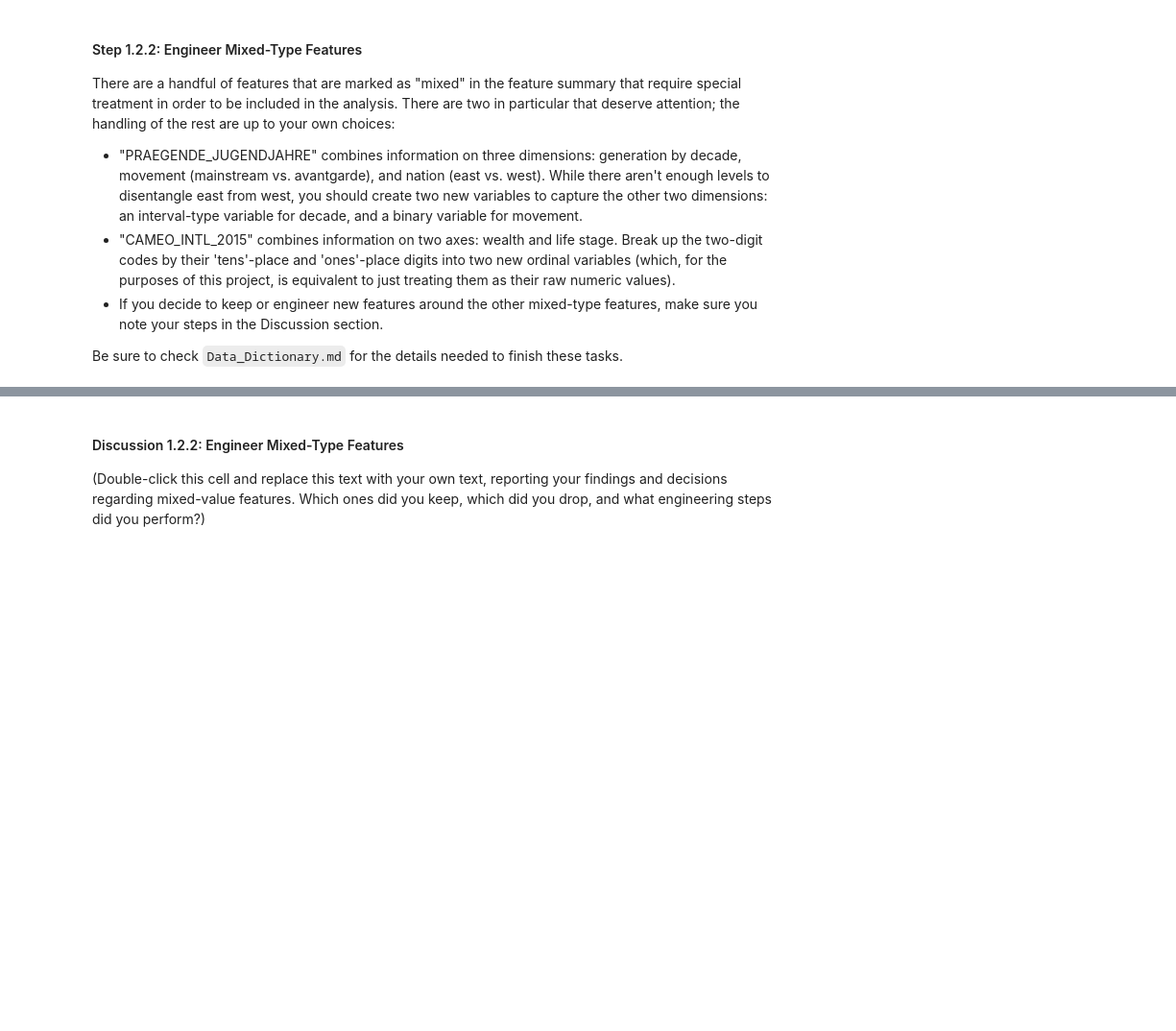
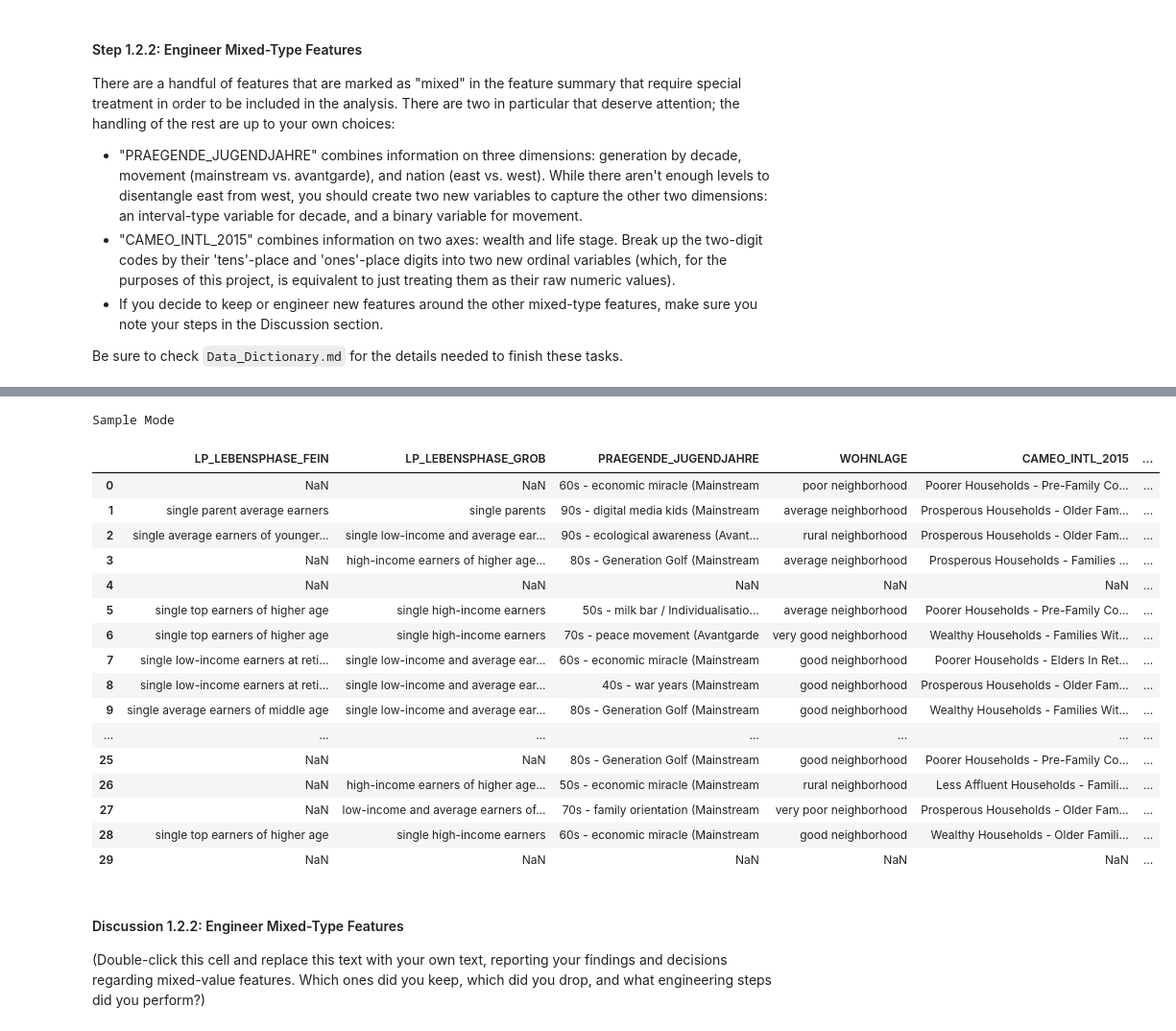
Before and after one commit to samlexrod/identifying_customer_segments, a Jupyter notebook: Identify_Customer_Segments.ipynb, the cells around one changed output, grey strips where cells are left out. Shown: that part at 96% size. Drawn from its saved outputs; the diff is of its cells as text; code cells hidden in the pictures; blank space fills up the shorter version.

```diff
--- a/Identify_Customer_Segments.ipynb
+++ b/Identify_Customer_Segments.ipynb
@@ -481,7 +481,7 @@ def set_remap(dataframe, col_subset):
     # remaping keys to valuemaps
     data_dict_subset = ['value_key', 'ValueMaps']
 
-    if len(col_subset) >=3:
+    if len(col_subset) >=10:
         print('Sample Mode')
         dataframe = dataframe.sample(n=30, random_state=42)
 
@@ -1005,11 +1012,10 @@ azdias_encoded.head().sum(axis=1)
 try: azdias = saved_azdias.copy()
 except: saved_azdias = azdias.copy()
 # %%
-print('Azdias has %s columns.' % len(azdias.columns) +\
-      '\nWe are encoding %s columns.' % len(azdias_toencode_original.columns) +\
+print('Azdias has %s columns.' % len(azdias_original.columns) +\
       '\nEncoding created %s columns.' % len(azdias_encoded.columns))
-azdias.drop(azdias_toencode_original, axis=1, inplace=True)
-print('Azdias was reduced to %s columns' % len(azdias.columns))
-azdias = pd.concat([azdias, azdias_encoded], axis=1)
+print('Azdias was reduced to %s columns' % len(azdias_good.columns))
+if azdias.shape[1] < azdias_good.shape[1] + azdias_encoded.shape[1]:
+    azdias = pd.concat([azdias, azdias_encoded], axis=1)
 print('Azdias total columns are %s' % len(azdias.columns) +\
       '\n\nAzdias encoding is completed.')
@@ -1038,8 +1083,27 @@ Be sure to check `Data_Dictionary.md` for the details needed to finish these tas
 # %%
-pd.options.display.max_rows = 10
+pd.options.display.max_rows = 100
 col_subset = ['PRAEGENDE_JUGENDJAHRE', 'RELAT_AB']
-x = set_remap(azdias, azdias.columns.drop(azdias_encoded.columns))
-x
+feature_eng = set_remap(azdias, data_dict_coldesc.query("type == 'mixed' and Kept == True").ColumnName)
+feature_eng
+# %% [output]
+Sample Mode
+|  | LP_LEBENSPHASE_FEIN | LP_LEBENSPHASE_GROB | PRAEGENDE_JUGENDJAHRE | WOHNLAGE | CAMEO_INTL_2015 | ... |
+| 0 | NaN | NaN | 60s - economic miracle (Mainstream | poor neighborhood | Poorer Households - Pre-Family Co... | ... |
+| 1 | single parent average earners | single parents | 90s - digital media kids (Mainstream | average neighborhood | Prosperous Households - Older Fam... | ... |
+| 2 | single average earners of younger... | single low-income and average ear... | 90s - ecological awareness (Avant... | rural neighborhood | Prosperous Households - Older Fam... | ... |
+| 3 | NaN | high-income earners of higher age... | 80s - Generation Golf (Mainstream | average neighborhood | Prosperous Households - Families ... | ... |
+| 4 | NaN | NaN | NaN | NaN | NaN | ... |
+| 5 | single top earners of higher age | single high-income earners | 50s - milk bar / Individualisatio... | average neighborhood | Poorer Households - Pre-Family Co... | ... |
+| 6 | single top earners of higher age | single high-income earners | 70s - peace movement (Avantgarde | very good neighborhood | Wealthy Households - Families Wit... | ... |
+| 7 | single low-income earners at reti... | single low-income and average ear... | 60s - economic miracle (Mainstream | good neighborhood | Poorer Households - Elders In Ret... | ... |
+| 8 | single low-income earners at reti... | single low-income and average ear... | 40s - war years (Mainstream | good neighborhood | Prosperous Households - Older Fam... | ... |
+| 9 | single average earners of middle age | single low-income and average ear... | 80s - Generation Golf (Mainstream | good neighborhood | Wealthy Households - Families Wit... | ... |
+| ... | ... | ... | ... | ... | ... | ... |
+| 25 | NaN | NaN | 80s - Generation Golf (Mainstream | good neighborhood | Poorer Households - Pre-Family Co... | ... |
+| 26 | NaN | high-income earners of higher age... | 50s - economic miracle (Mainstream | rural neighborhood | Less Affluent Households - Famili... | ... |
+| 27 | NaN | low-income and average earners of... | 70s - family orientation (Mainstream | very poor neighborhood | Prosperous Households - Older Fam... | ... |
+| 28 | single top earners of higher age | single high-income earners | 60s - economic miracle (Mainstream | good neighborhood | Wealthy Households - Older Famili... | ... |
+| 29 | NaN | NaN | NaN | NaN | NaN | ... |
 # %%
 # Investigate "CAMEO_INTL_2015" and engineer two new variables.
 
```
Also changed, not shown: parts of 21 cells of this notebook.
